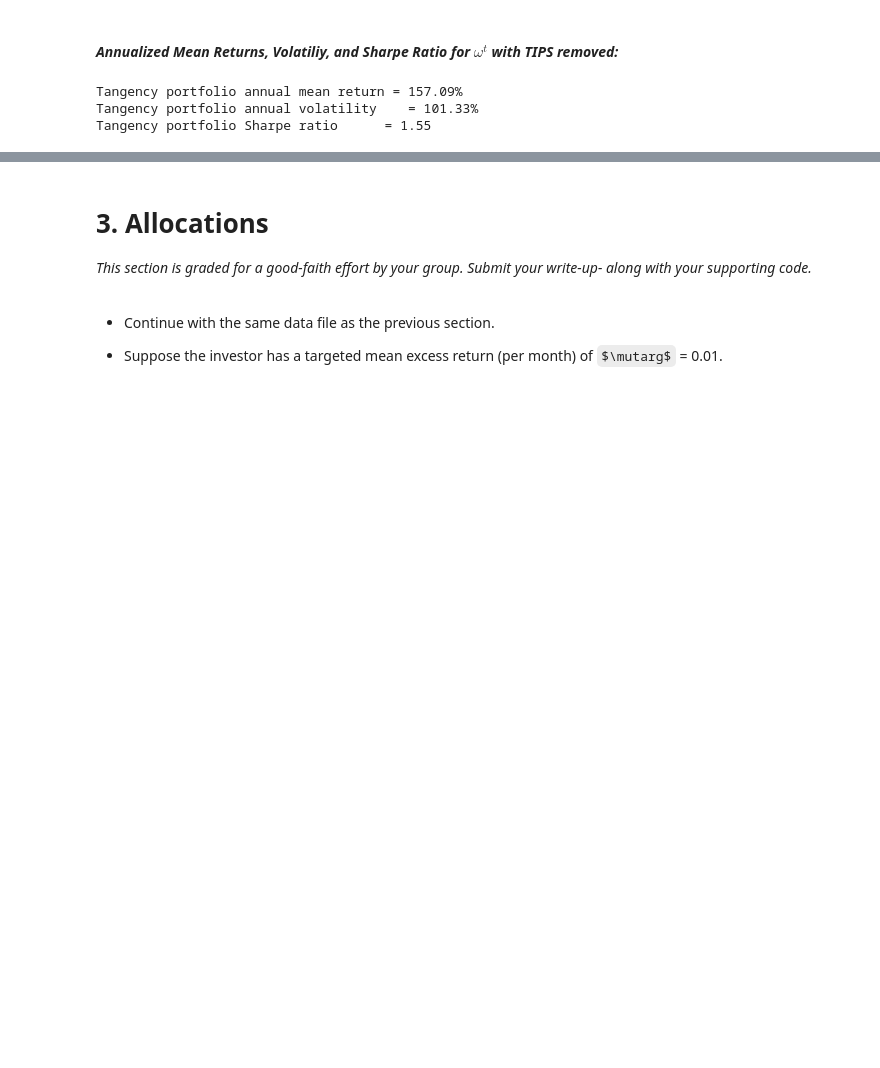
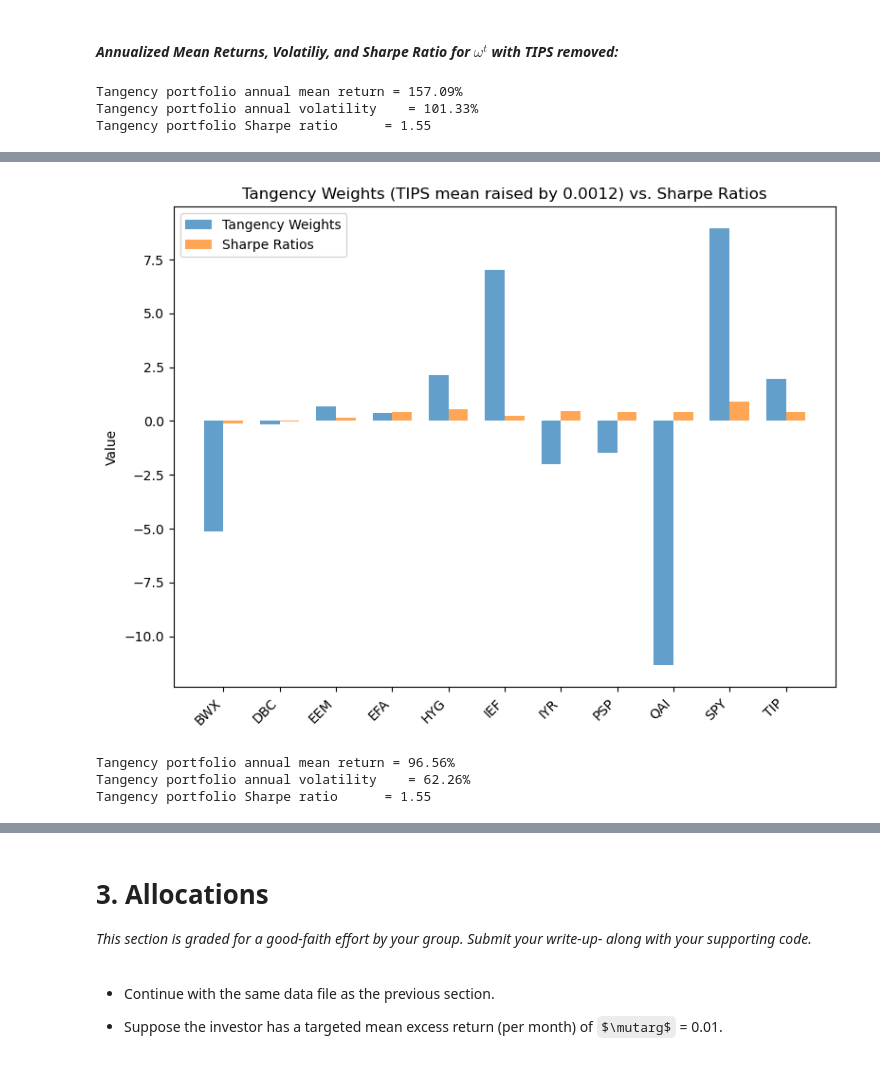
Before and after one commit to maxz073/finm250, a Jupyter notebook: hw1/Homework1_kossays_file.ipynb, the cells around one changed output, grey strips where cells are left out. Cells and saved outputs as stored; diff of their text form; code cells hidden in the pictures; some formulas as TeX source; blank space fills up the shorter version.

```diff
--- a/hw1/Homework1_kossays_file.ipynb
+++ b/hw1/Homework1_kossays_file.ipynb
@@ -693,0 +702,63 @@ Tangency portfolio Sharpe ratio      = 1.55
+# %%
+# Obtain the excess returns df with TIPS included:
+# excess_returns_pd
+cov_matrix = excess_returns_pd.cov() * 12  # Annualize the covariance matrix
+mean_excess_returns = excess_returns_pd.mean() * 12  # Annualize the mean returns
+
+new_mean_excess_returns = mean_excess_returns.copy()
+new_mean_excess_returns['TIP'] = new_mean_excess_returns['TIP'] + 0.0012  # Add 0.0012 to the mean excess return of TIPS
+
+# Calculate the inverse of the covariance matrix
+inv_cov_matrix_mean_updated = np.linalg.inv(cov_matrix)
+
+# Calculate the numerator: Sigma^-1 mu
+numerator = inv_cov_matrix_mean_updated @ new_mean_excess_returns
+
+# Calculate the denominator: 1' Sigma^-1 mu
+denominator = np.sum(numerator)
+
+# Calculate the weights w^t
+weights_updated = numerator / denominator
+
+# Put into a nice Series for display
+w_tan_updated_newmean_series = pd.Series(weights_updated, index=new_mean_excess_returns.index)
+print("Tangency portfolio weights with TIPS and updated mean:\n", w_tan_updated_newmean_series)
+print("\nOriginal Tangency weights\n", w_tan_original_series)
+
+# Comparing weights with the Sharpe ratios:
+print("\nComparing Tangency Weights with Sharpe Ratios:")
+# Recalculate the Sharpe ratios for the tangency portfolio (just in case we changed this
+# variable in a previous cell):
+sharpe_ratios = excess_returns_pd.mean() * 12 / (excess_returns_pd.std() * np.sqrt(12))
+labels = list(w_tan_updated_newmean_series.index)
+n = len(labels)
+x = np.arange(n)           # the label locations
+width = 0.35               # the width of the bars
+# Turn sharpe_ratios into an aligned list in the same order as labels
+sharpe_vals = [sharpe_ratios[a] for a in labels]
+fig, ax = plt.subplots(figsize=(8, 6))
+
+# tangency weights shifted left by width/2
+ax.bar(x - width/2, w_tan_updated_newmean_series.values, width,
+       label='Tangency Weights', alpha=0.7)
+# sharpe ratios shifted right by width/2
+ax.bar(x + width/2, sharpe_vals, width,
+       label='Sharpe Ratios', alpha=0.7)
+
+# cosmetics
+ax.set_xticks(x)
+ax.set_xticklabels(labels, rotation=45, ha='right')
+ax.set_ylabel('Value')
+ax.set_title('Tangency Weights (TIPS mean raised by 0.0012) vs. Sharpe Ratios')
+ax.legend()
+plt.tight_layout()
+plt.show()
+
+# Print out returns, volatility, and Sharpe:
+ret_tan_updated_newmean   = w_tan_updated_newmean_series.dot(mean_excess_returns)
+vol_tan_updated_newmean   = np.sqrt(w_tan_updated_newmean_series.dot(cov_matrix).dot(w_tan_updated_newmean_series))
+sharpe_tan_updated_newmean = ret_tan_updated_newmean / vol_tan_updated_newmean
+print(f"\nTangency portfolio annual mean return = {ret_tan_updated_newmean:.2%}")
+print(f"Tangency portfolio annual volatility    = {vol_tan_updated_newmean:.2%}")
+print(f"Tangency portfolio Sharpe ratio      = {sharpe_tan_updated_newmean:.2f}")
+# %% [output]
@@ -693,0 +782,4 @@ Tangency portfolio Sharpe ratio      = 1.55
+[figure, added]
+Tangency portfolio annual mean return = 96.56%
+Tangency portfolio annual volatility    = 62.26%
+Tangency portfolio Sharpe ratio      = 1.55
```
Also changed, not shown: parts of 6 cells of this notebook.
